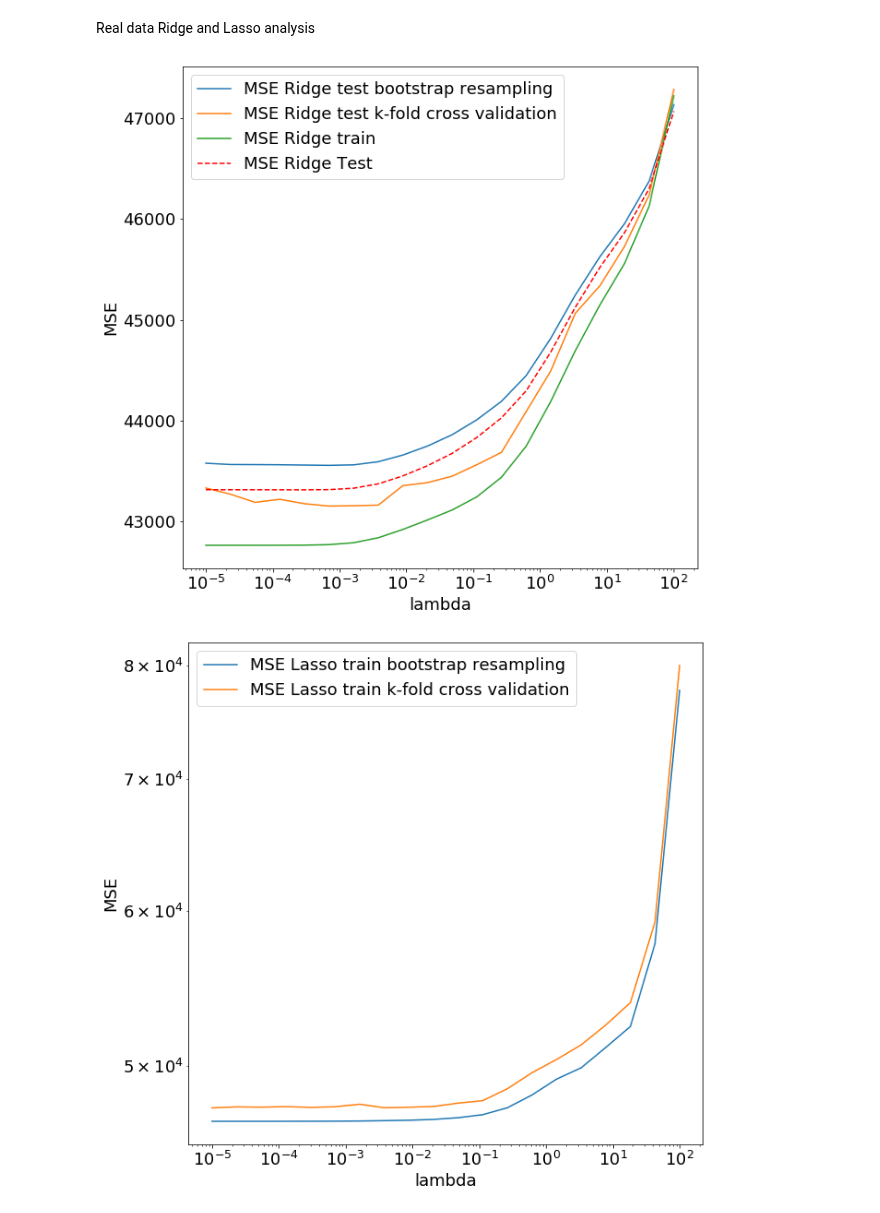
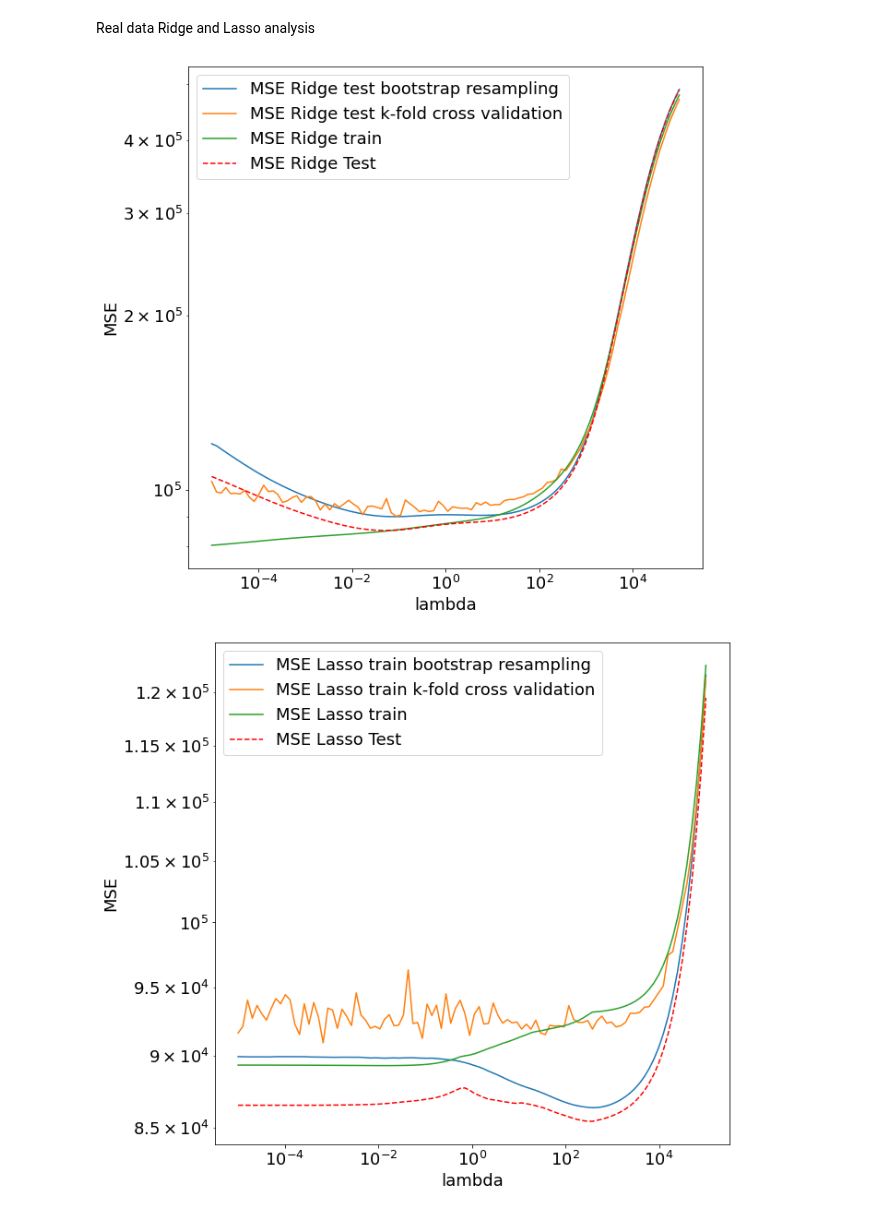
Before and after one commit to tellefs/ML-projects, a Jupyter notebook: project1/project1.ipynb, the cells around one changed output. Cells and saved outputs as stored; diff of their text form; code cells hidden in the pictures.

```diff
--- a/project1/project1.ipynb
+++ b/project1/project1.ipynb
@@ -136,7 +137,7 @@ def resample_bootstrap(method, n_bootstraps, X_train, X_test, z_train, z_test, _
 # %% [markdown]
 K-fold cross validation function
 # %%
-def kfold_crossValidation(method, X, z, k_folds, _lambda=1):
+def kfold_crossValidation(method, X, z, k_folds, _lambda=1, tol=0.04):
 
     np.random.seed(231243)
     np.random.shuffle(X)
@@ -160,7 +161,7 @@ def kfold_crossValidation(method, X, z, k_folds, _lambda=1):
         if method==ridge:
             z_predict = ridge(X_test, X_train, z_test, z_train, _lambda)[0]
         if method==lasso:
-            z_predict = lasso(X_test, X_train, z_test, z_train, _lambda)[0]
+            z_predict = lasso(X_test, X_train, z_test, z_train, _lambda, tol=tol)[0]
 
         MSE_test_values[k] = MSE(z_test,z_predict)
 
@@ -194,7 +195,7 @@ def scaleData(X_train, X_test):
 # %% [markdown]
 Perform the Ordinary Least Square (OLS) method and print the MSE and R2 results
 # %%
-z, X = generateData(n=1000, polydegree=5, noise_factor=0.1)
+z, X = generateData(n=1000, polydegree=9, noise_factor=0.1)
 np.random.seed(231243)
 X_train, X_test, z_train, z_test = train_test_split(X, z, test_size=0.2, shuffle=True, random_state=11)
 
@@ -233,7 +236,7 @@ Study the bias-variance trade-off by plotting the MSE for increasing model compl
 
 Implement bootstrap resampling
 # %%
-max_degree = 12
+max_degree = 10
 degree = np.linspace(1, max_degree, max_degree)
 MSE_test = np.zeros(max_degree)
 MSE_train = np.zeros(max_degree)
@@ -244,7 +247,7 @@ variance = np.zeros(max_degree)
 error = np.zeros(max_degree)
 
 for i in range(max_degree):
-    z, X = generateData(n = 1000, polydegree = int(degree[i]), noise_factor = 0.1)
+    z, X = generateData(n = 100, polydegree = int(degree[i]), noise_factor = 0.1)
 
     np.random.seed(231243)
     X_train, X_test, z_train, z_test = train_test_split(X, z, test_size=0.2, shuffle=True, random_state=11)
@@ -293,7 +296,7 @@ Implement k-fold cross validation
 # %%
 np.warnings.filterwarnings('ignore', category=np.VisibleDeprecationWarning) #not exactly sure why i need this...
 
-max_degree = 12
+max_degree = 10
 folds = np.array([5,7,10], dtype=int) #number of folds
 
 degree = np.linspace(1, max_degree, max_degree)
@@ -307,7 +310,7 @@ for k_folds in folds:
 
     for i in range(max_degree):
 
-        z, X = generateData(n = 1000, polydegree = int(degree[i]), noise_factor = 0.1)
+        z, X = generateData(n = 100, polydegree = int(degree[i]), noise_factor = 0.1)
 
         MSE_test_kfold[i] = kfold_crossValidation(ols, X, z, k_folds)[0]
 
@@ -340,7 +343,7 @@ for k_folds in folds:
 
 plt.ylabel('MSE', fontsize=fontsize)
 plt.xlabel('Complexity (polynomial degree)', fontsize=fontsize)
-#plt.plot(degree, MSE_train, label='MSE - training')
+plt.plot(degree, MSE_train, label='MSE - training')
 plt.plot(degree, MSE_test_bootstrap, label='MSE - test from bootstrap')
 #plt.plot(degree, MSE_test, label='MSE - test')
 plt.yscale('log')
@@ -558,29 +560,19 @@ plt.show()
 # %% [markdown]
 Real data Ridge and Lasso analysis
 # %%
-terrain_file = imread('Datafiles/SRTM_data_Norway_1.tif')
-x = np.linspace(0,1,terrain_file.shape[1])
-y = np.linspace(0,1,terrain_file.shape[0])
-x_grid, y_grid = np.meshgrid(x,y)
-z_data = terrain_file
-##Cutting
-x_values = x_grid[1::50, 1::25]
-y_values = y_grid[1::50, 1::25]
-z_values = z_data[1::50, 1::25]
-
-
-z = z_values.ravel()
-polydegree=5
+polydegree=15
 X = create_X(x_values, y_values, polydegree)
 
 
-nlambdas = 20
-lambdas = np.logspace(-5, 2, nlambdas)
+nlambdas = 100
+lambdas = np.logspace(-5, 5, nlambdas)
+lambdas_ridge = np.logspace(-2, 5, nlambdas)
+lambdas_lasso = np.logspace(-2, 3, nlambdas)
 
 
 #split data
 np.random.seed(231243)
-X_train, X_test, z_train, z_test = train_test_split(X, z, test_size=0.2, random_state=11)
+X_train, X_test, z_train, z_test = train_test_split(X, z, test_size=0.2, shuffle=True, random_state=11)
 
 X_train, X_test = scaleData(X_train, X_test)
 
@@ -595,7 +587,7 @@ MSE_test_lasso_bootstrap = np.zeros(nlambdas)
 MSE_test_lasso_kfold = np.zeros(nlambdas)
 
 for i in range(nlambdas):
-    _lambda = lambdas[i]
+    _lambda = lambdas_ridge[i]
 
     #perform Ridge regression with bootstrap resampling and k-fold cross validation
     z_predict, z_tilde = ridge(X_test, X_train, z_test, z_train, _lambda)
@@ -603,47 +595,50 @@ for i in range(nlambdas):
     MSE_train_ridge[i] = MSE(z_train, z_tilde)
     MSE_test_ridge[i] = MSE(z_test, z_predict)
 
-    MSE_test_ridge_bootstrap[i] = resample_bootstrap(ridge, 100, X_train, X_test, z_train, z_test, _lambda = _lambda)[0]
+    n_bootstraps = 100
+    MSE_test_ridge_bootstrap[i] = resample_bootstrap(ridge, n_bootstraps, X_train, X_test, z_train, z_test, _lambda = _lambda)[0]
 
     MSE_test_ridge_kfold[i] = kfold_crossValidation(ridge, X, z, k_folds=7, _lambda=_lambda)[0]
 
+    _lambda = lambdas_lasso[i]
     #perform Lasso regression with bootstrap resampling and k-fold cross validation
 
-    z_predict, z_tilde = lasso(X_test, X_train, z_test, z_train, _lambda)
+    z_predict, z_tilde = lasso(X_test, X_train, z_test, z_train, _lambda, tol=.085)
 
     MSE_train_lasso[i] = MSE(z_train, z_tilde)
     MSE_test_lasso[i] = MSE(z_test, z_predict)
 
-    MSE_test_lasso_bootstrap[i] = resample_bootstrap(lasso, 100, X_train, X_test, z_train, z_test, _lambda = _lambda)[0]
+    MSE_test_lasso_bootstrap[i] = resample_bootstrap(lasso, n_bootstraps, X_train, X_test, z_train, z_test, _lambda = _lambda, tol=.085)[0]
 
-    MSE_test_lasso_kfold[i] = kfold_crossValidation(lasso, X, z, k_folds=7, _lambda=_lambda)[0]
+    MSE_test_lasso_kfold[i] = kfold_crossValidation(lasso, X, z, k_folds=7, _lambda=_lambda, tol=.085)[0]
 
 
 plt.figure(figsize=(figwidth, figheigth))
 plt.tick_params(axis='both', which='both', labelsize=fontsize)
 plt.plot(lambdas, MSE_test_ridge_bootstrap, label = 'MSE Ridge test bootstrap resampling')
 plt.plot(lambdas, MSE_test_ridge_kfold, label = 'MSE Ridge test k-fold cross validation')
 plt.plot(lambdas, MSE_train_ridge, label = 'MSE Ridge train')
 plt.plot(lambdas, MSE_test_ridge, 'r--', label = 'MSE Ridge Test')
 plt.xscale('log')
+plt.yscale('log')
 plt.xlabel('lambda', fontsize=fontsize)
 plt.ylabel('MSE', fontsize=fontsize)
 plt.legend(fontsize=fontsize, loc='best')
 plt.show()
 
 
 plt.figure(figsize=(figwidth, figheigth))
 plt.tick_params(axis='both', which='both', labelsize=fontsize)
 plt.plot(lambdas, MSE_test_lasso_bootstrap, label = 'MSE Lasso train bootstrap resampling')
 plt.plot(lambdas, MSE_test_lasso_kfold, label = 'MSE Lasso train k-fold cross validation')
-#plt.plot(lambdas, MSE_train_lasso, label = 'MSE Lasso train')
-#plt.plot(lambdas, MSE_test_lasso, 'r--', label = 'MSE Lasso Test')
+plt.plot(lambdas, MSE_train_lasso, label = 'MSE Lasso train')
+plt.plot(lambdas, MSE_test_lasso, 'r--', label = 'MSE Lasso Test')
 plt.xscale('log')
 plt.yscale('log')
 plt.xlabel('lambda', fontsize=fontsize)
 plt.ylabel('MSE', fontsize=fontsize)
 plt.legend(fontsize=fontsize, loc='best')
 plt.show()
 # %% [output]
-[figure, old version]
+[figure, new version]
-[figure, old version]
+[figure, new version]
```
Also changed, not shown: parts of 9 cells of this notebook, 4 other files.
